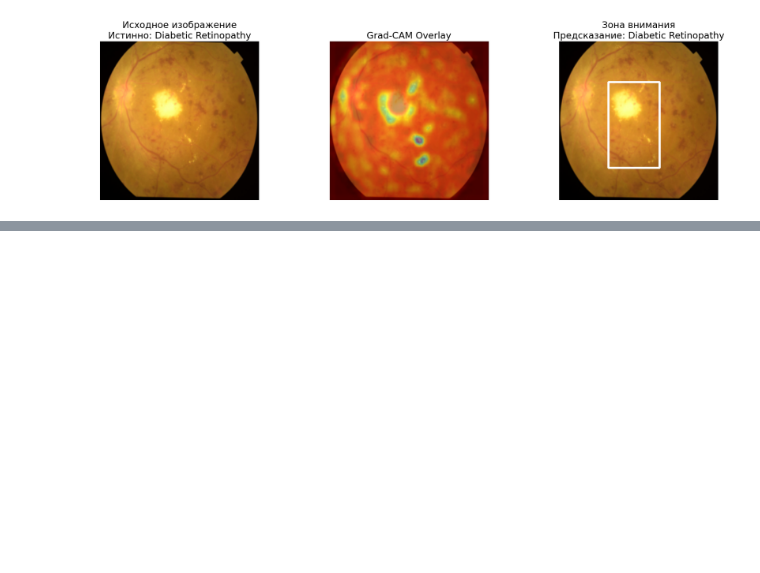
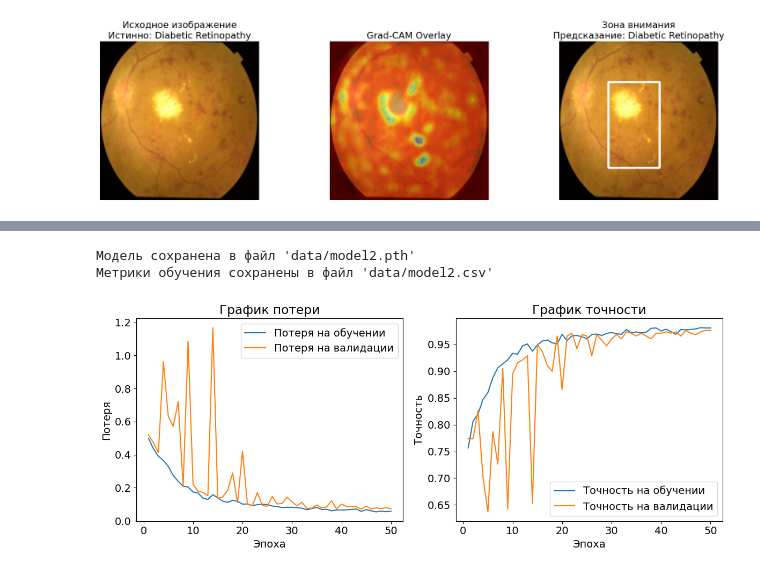
Before and after one commit to BaUniv2025/Blindness-Detection, a Jupyter notebook: training.ipynb, the cells around one changed output, grey strips where cells are left out. Saved outputs shown, nothing was run; the diff lists cells and outputs as text; code cells hidden in the pictures; blank space fills up the shorter version.

Commit message:
add improved model

```diff
--- a/training.ipynb
+++ b/training.ipynb
@@ -656,0 +702,6 @@ Using a non-full backward hook when the forward contains multiple autograd Nodes
+# %%
+model = Binary1CNN()
+print(model)
+
+num_epochs = 50
+results = train_binary_model(model, train_loader, val_loader, num_epochs)
@@ -656,0 +726,22 @@ Using a non-full backward hook when the forward contains multiple autograd Nodes
+# %%
+train_losses = results["train_losses"]
+val_losses = results["val_losses"]
+train_accuracies = results["train_accuracies"]
+val_accuracies = results["val_accuracies"]
+
+save_model_and_metrics(
+    model,
+    train_losses,
+    val_losses,
+    train_accuracies,
+    val_accuracies,
+    model_path="data/model2.pth",
+    csv_path="data/model2.csv",
+)
+
+plot_training_history(train_losses, val_losses,
+                      train_accuracies, val_accuracies)
+# %% [output]
+Модель сохранена в файл 'data/model2.pth'
+Метрики обучения сохранены в файл 'data/model2.csv'
+[figure, added]
```
Also changed, not shown: parts of 4 cells of this notebook.
